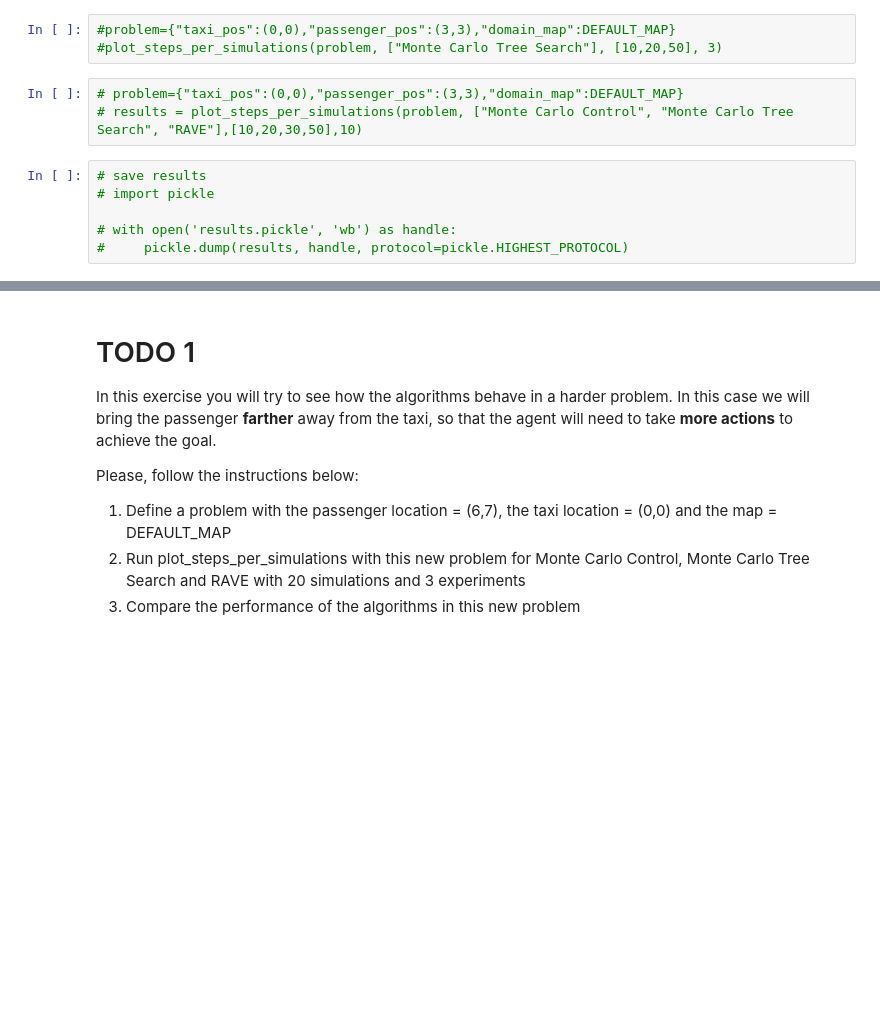
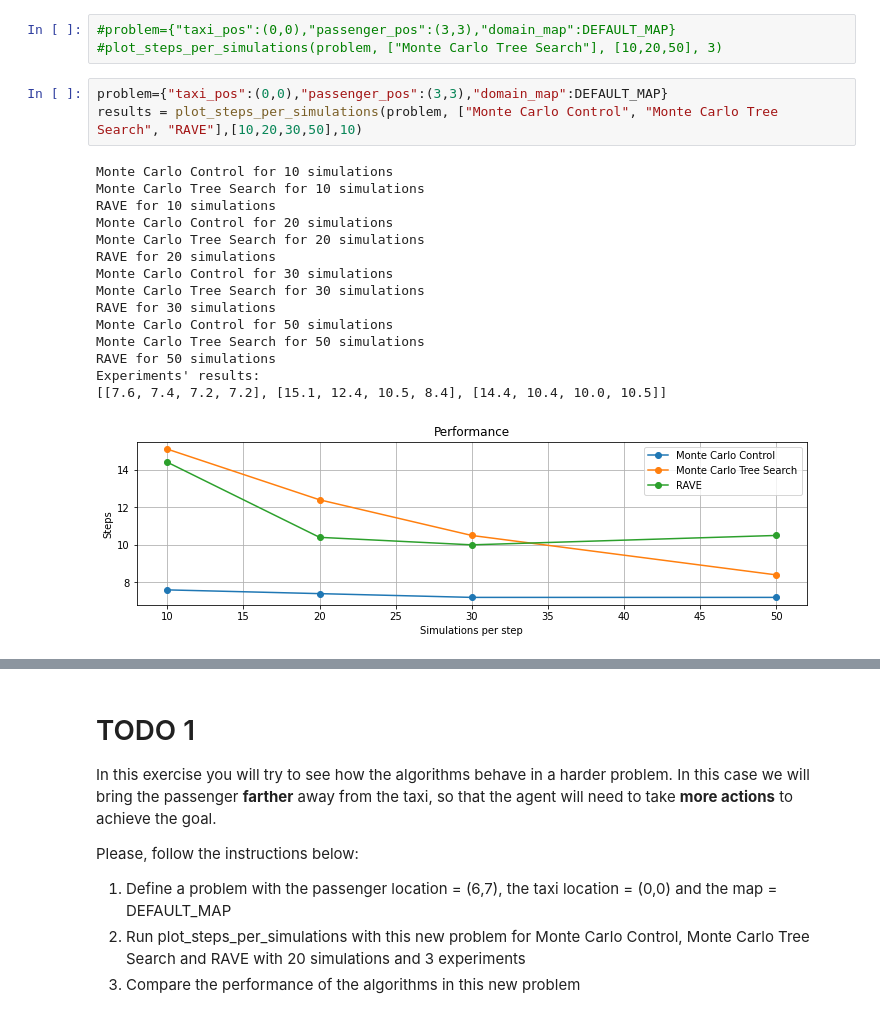
Before and after one commit to GabrieleSerussi/mcts, a Jupyter notebook: Monte_Carlo_Control_and_MCTS.ipynb, the cells around one changed output, grey strips where cells are left out. Saved outputs shown, nothing was run; the diff lists cells and outputs as text; blank space fills up the shorter version.

```diff
--- a/Monte_Carlo_Control_and_MCTS.ipynb
+++ b/Monte_Carlo_Control_and_MCTS.ipynb
@@ -865,14 +865,24 @@ def plot_steps_per_simulations(problem, algorithms, simulations_per_step, number
 #problem={"taxi_pos":(0,0),"passenger_pos":(3,3),"domain_map":DEFAULT_MAP}
 #plot_steps_per_simulations(problem, ["Monte Carlo Tree Search"], [10,20,50], 3)
 # %%
-# problem={"taxi_pos":(0,0),"passenger_pos":(3,3),"domain_map":DEFAULT_MAP}
-# results = plot_steps_per_simulations(problem, ["Monte Carlo Control", "Monte Carlo Tree Search", "RAVE"],[10,20,30,50],10)
+problem={"taxi_pos":(0,0),"passenger_pos":(3,3),"domain_map":DEFAULT_MAP}
+results = plot_steps_per_simulations(problem, ["Monte Carlo Control", "Monte Carlo Tree Search", "RAVE"],[10,20,30,50],10)
+# %% [output]
+Monte Carlo Control for 10 simulations
+Monte Carlo Tree Search for 10 simulations
+RAVE for 10 simulations
+Monte Carlo Control for 20 simulations
+Monte Carlo Tree Search for 20 simulations
+RAVE for 20 simulations
+Monte Carlo Control for 30 simulations
+Monte Carlo Tree Search for 30 simulations
+RAVE for 30 simulations
+Monte Carlo Control for 50 simulations
+Monte Carlo Tree Search for 50 simulations
+RAVE for 50 simulations
+Experiments' results:
+[[7.6, 7.4, 7.2, 7.2], [15.1, 12.4, 10.5, 8.4], [14.4, 10.4, 10.0, 10.5]]
+[figure, added]
-# %%
-# save results
-# import pickle
-
-# with open('results.pickle', 'wb') as handle:
-#     pickle.dump(results, handle, protocol=pickle.HIGHEST_PROTOCOL)
 # %% [markdown]
 ![performance](https://raw.githubusercontent.com/GabrieleSerussi/mcts/main/performance.png)
 # %% [markdown]
```
